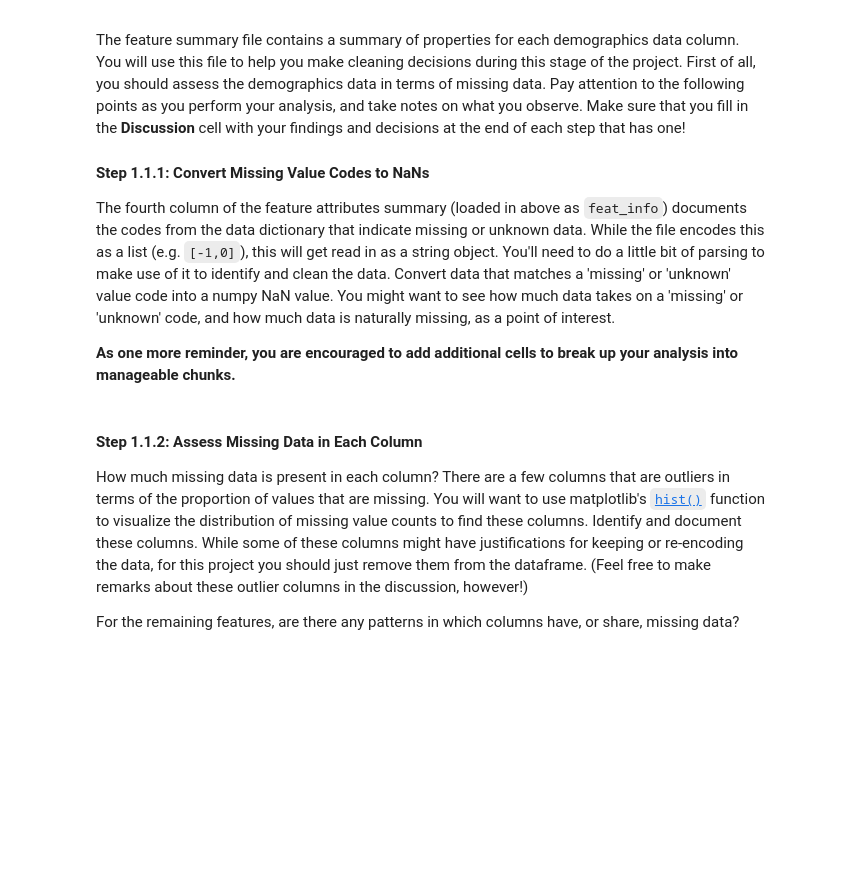
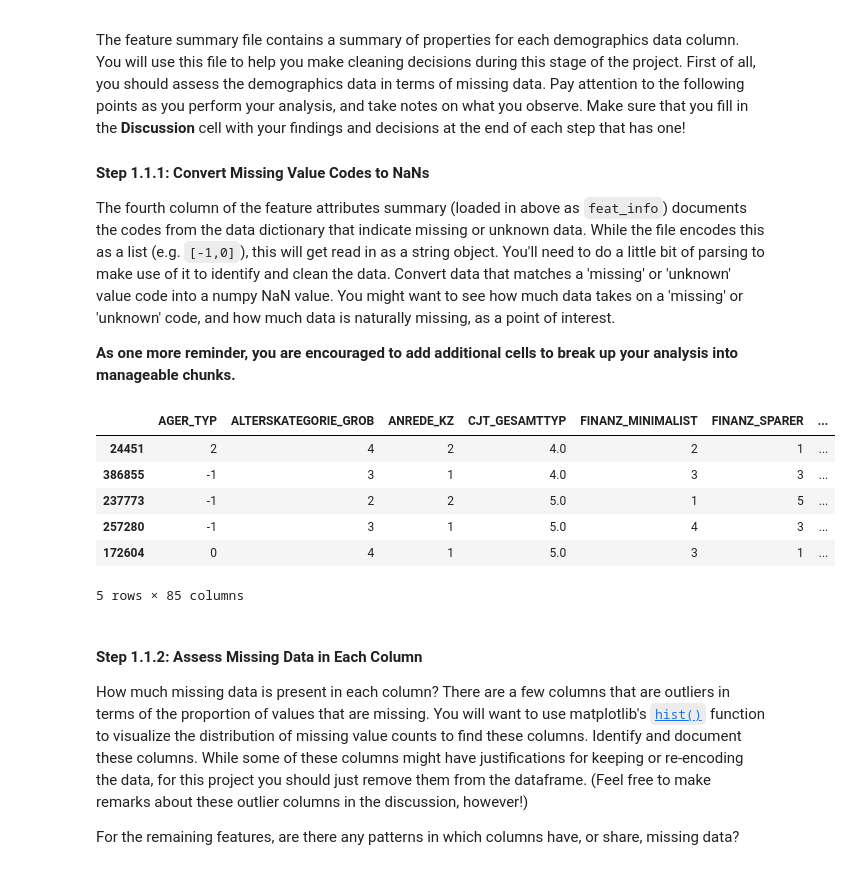
Before and after one commit to sclkan/Identify-Customer-Segments, a Jupyter notebook: Identify_Customer_Segments.ipynb, the cells around one changed output. Cells and saved outputs as stored; diff of their text form; code cells hidden in the pictures; blank space fills up the shorter version.

```diff
--- a/Identify_Customer_Segments.ipynb
+++ b/Identify_Customer_Segments.ipynb
@@ -76,3 +123,14 @@ The fourth column of the feature attributes summary (loaded in above as `feat_in
+# %%
+#Spot check
+azdias.sample(5)
+# %% [output]
+|  | AGER_TYP | ALTERSKATEGORIE_GROB | ANREDE_KZ | CJT_GESAMTTYP | FINANZ_MINIMALIST | FINANZ_SPARER | ... |
+| 24451 | 2 | 4 | 2 | 4.0 | 2 | 1 | ... |
+| 386855 | -1 | 3 | 1 | 4.0 | 3 | 3 | ... |
+| 237773 | -1 | 2 | 2 | 5.0 | 1 | 5 | ... |
+| 257280 | -1 | 3 | 1 | 5.0 | 4 | 3 | ... |
+| 172604 | 0 | 4 | 1 | 5.0 | 3 | 1 | ... |
+5 rows × 85 columns
 # %% [markdown]
 #### Step 1.1.2: Assess Missing Data in Each Column
 
```
Also changed, not shown: parts of 15 cells of this notebook.
